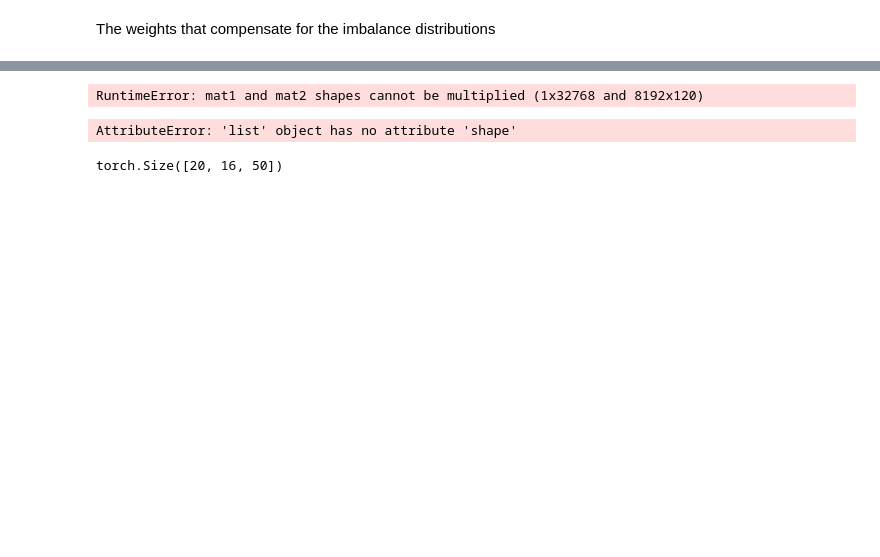
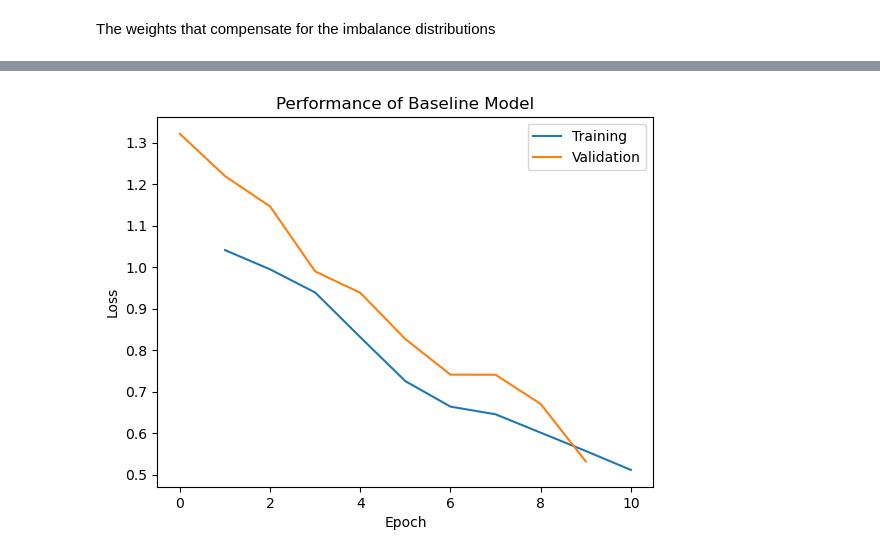
Before and after one commit to srujanponnur/terrain_prediction, a Jupyter notebook: CNN_window.ipynb, the cells around one changed output, grey strips where cells are left out. Saved outputs shown, nothing was run; the diff lists cells and outputs as text; code cells hidden in the pictures; blank space fills up the shorter version.

Commit message:
fixed cnn model

```diff
--- a/CNN_window.ipynb
+++ b/CNN_window.ipynb
@@ -77,14 +78,11 @@ valid_X, valid_y = [], []
 test_X, test_y = [], []
 
 make_dataset(files_train, train_X, train_y, False)
-train_X, train_y = np.array(train_X), np.array(train_y).reshape(-1,1)
-train_y = to_categorical(train_y)
+train_X, train_y = np.array(train_X), np.array(train_y)
 make_dataset(files_val, valid_X, valid_y, True)
-valid_X, valid_y = np.array(valid_X),np.array(valid_y).reshape(-1,1)
-valid_y = to_categorical(valid_y)
-make_dataset(files_train, test_X, test_y, True)
-test_X, test_y = np.array(test_X), np.array(test_y).reshape(-1,1)
-test_y = to_categorical(test_y)
+valid_X, valid_y = np.array(valid_X),np.array(valid_y)
+# make_dataset(files_train, test_X, test_y, True)
+# test_X, test_y = np.array(test_X), np.array(test_y)
 print("Done splitting the data")
 # %% [output]
 Done splitting the data
@@ -112,7 +110,7 @@ class Net(nn.Module):
     self.conv3 = nn.Conv1d(32,64,3)
     self.conv4 = nn.Conv1d(64,128,3)
     self.pool2 = nn.MaxPool1d(2,2)
-    self.fc1 = nn.Linear(8192, 120)
+    self.fc1 = nn.Linear(512, 120)
     self.fc2 = nn.Linear(120, 64)
     self.fc3 = nn.Linear(64,4)
     self.dropout1 = nn.Dropout(0.1)
@@ -122,12 +120,13 @@ class Net(nn.Module):
     x = self.pool1(F.relu(self.dropout1(self.conv2(x))))
     x = F.relu(self.conv3(x))
     x = self.pool2(F.relu(self.dropout1(self.conv4(x))))
-    print("1",x.shape)
+    # print("1",x.shape)
     # x = x.view(-1,3456)
-    x = F.relu(self.dropout1(self.fc1(x.flatten())))
-    print(x.shape)
+    x = torch.flatten(x,1)
+    # print("2",x.shape)
+    x = F.relu(self.dropout1(self.fc1(x)))
     x = F.relu(self.dropout1(self.fc2(x)))
-    print("3", x.shape)
+    # print("3", x.shape)
     x = self.fc3(x)
     return x
 
@@ -137,11 +136,12 @@ model = Net()
 criterion = nn.CrossEntropyLoss(weight = weight.float())
 
 # Specify optimizer
-optimizer = optim.Adam(model.parameters(), lr=0.001)
+# optimizer = optim.Adam(model.parameters(), lr=0.001,momentum=0.9)
+optimizer = optim.SGD(model.parameters(), lr=0.001, momentum=0.9)
 # %%
 random_data = torch.rand(((150, 30, 6)))
 # %%
-batch_size = 64
+batch_size = 16
 x_train_loader = torch.utils.data.DataLoader(train_X,batch_size = batch_size)
 y_train_loader = torch.utils.data.DataLoader(train_y,batch_size = batch_size)
 
@@ -170,13 +170,12 @@ def trainNet(model,criterion,optimizer,n_epochs,flag_cuda):
           optimizer.zero_grad()
           output = model(data.float())
           output = output.float()
-          print("Coming here", data.shape, output.shape)
           target = target.type(torch.LongTensor)
 
           if flag_cuda:
             output, target = output.cuda(), target.cuda()
 
-          print(output, target)
+
           loss = criterion(output, target)
 
           # Backward pass: compute gradient of loss with respect to parameters
@@ -218,16 +217,16 @@ def trainNet(model,criterion,optimizer,n_epochs,flag_cuda):
           torch.save(model.state_dict(), 'model.pt')
           valid_loss_min = valid_loss
 
-  return epochs_list, train_losslist, valid_losslist
+  return train_losslist, valid_losslist
 
 # Executing the training
-epochs_list, train_losslist, valid_losslist = trainNet(model,criterion,optimizer,n_epochs,flag_cuda)
+train_losslist, valid_losslist = trainNet(model,criterion,optimizer,n_epochs,flag_cuda)
 
 # Loading the best model
 model.load_state_dict(torch.load('model.pt'))
 
 # Plotting the learning curves
-plt.plot(epochs_list, train_losslist, epochs_list, valid_losslist)
+plt.plot(range(1, n_epochs + 1), train_losslist, valid_losslist)
 plt.xlabel("Epoch")
 plt.ylabel("Loss")
 plt.legend(['Training','Validation'])
@@ -238,10 +256 @@ plt.show()
-RuntimeError: mat1 and mat2 shapes cannot be multiplied (1x32768 and 8192x120)
+[figure, added]
-# %%
-train_X.shape
-# %% [output]
-AttributeError: 'list' object has no attribute 'shape'
-# %%
-input = torch.randn(20, 16, 50)
-input.shape
-# %% [output]
-torch.Size([20, 16, 50])
```
Also changed, not shown: parts of 10 cells of this notebook, 1 other file.
